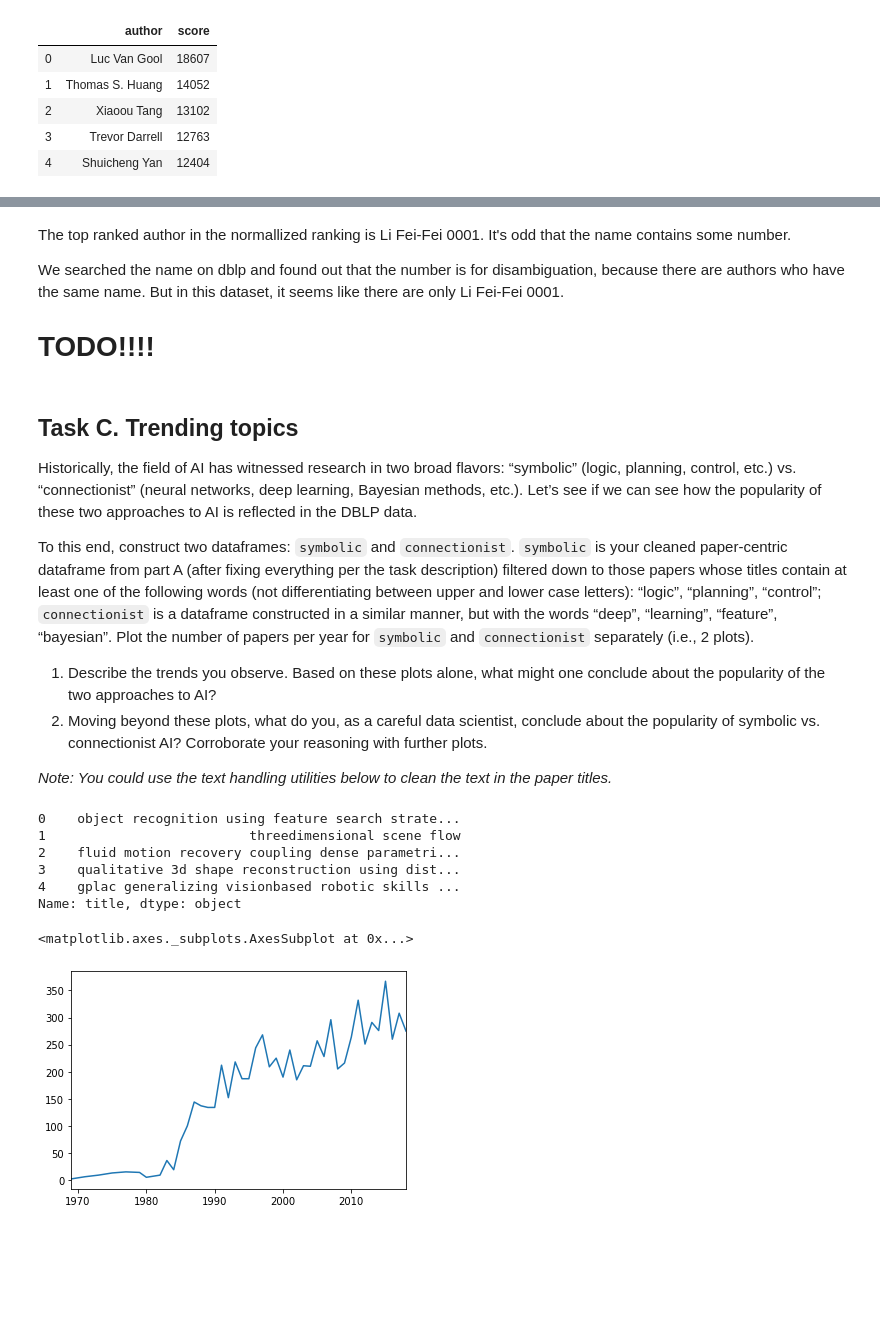
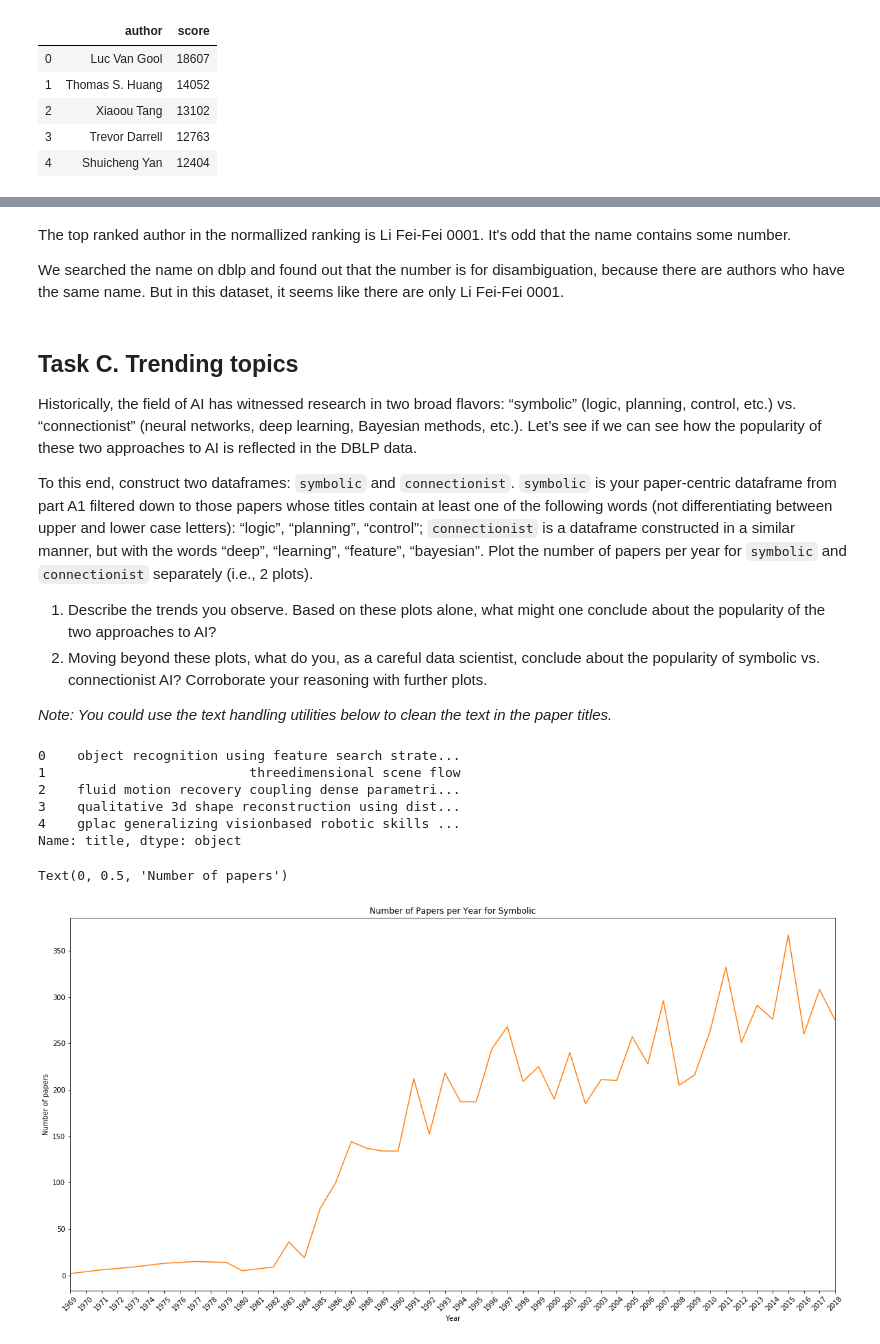
Before and after one commit to dinotuku/2019, a Jupyter notebook: Homework/01 - Pandas and Data Wrangling/hw1.ipynb, the cells around one changed output, grey strips where cells are left out. Saved outputs shown, nothing was run; the diff lists cells and outputs as text; code cells hidden in the pictures; blank space fills up the shorter version.

```diff
--- a/Homework/01 - Pandas and Data Wrangling/hw1.ipynb
+++ b/Homework/01 - Pandas and Data Wrangling/hw1.ipynb
@@ -872,14 +949,12 @@ new_conf_authors[new_conf_authors['author'].apply(lambda x: 'Li Fei-Fei' in x)]
 The top ranked author in the normallized ranking is Li Fei-Fei 0001. It's odd that the name contains some number.
 
 We searched the name on dblp and found out that the number is for disambiguation, because there are authors who have the same name. But in this dataset, it seems like there are only Li Fei-Fei 0001.
-
-# TODO!!!!
 # %% [markdown]
 ## Task C. Trending topics
 
 Historically, the field of AI has witnessed research in two broad flavors: “symbolic” (logic, planning, control, etc.) vs. “connectionist” (neural networks, deep learning, Bayesian methods, etc.). Let’s see if we can see how the popularity of these two approaches to AI is reflected in the DBLP data.
 
-To this end, construct two dataframes: ``symbolic`` and ``connectionist``. ``symbolic`` is your cleaned paper-centric dataframe from part A (after fixing everything per the task description) filtered down to those papers whose titles contain at least one of the following words (not differentiating between upper and lower case letters): “logic”, “planning”, “control”; ``connectionist`` is a dataframe constructed in a similar manner, but with the words “deep”, “learning”, “feature”, “bayesian”. Plot the number of papers per year for ``symbolic`` and ``connectionist`` separately (i.e., 2 plots).
+To this end, construct two dataframes: ``symbolic`` and ``connectionist``. ``symbolic`` is your paper-centric dataframe from part A1 filtered down to those papers whose titles contain at least one of the following words (not differentiating between upper and lower case letters): “logic”, “planning”, “control”; ``connectionist`` is a dataframe constructed in a similar manner, but with the words “deep”, “learning”, “feature”, “bayesian”. Plot the number of papers per year for ``symbolic`` and ``connectionist`` separately (i.e., 2 plots).
 1. Describe the trends you observe. Based on these plots alone, what might one conclude about the popularity of the two approaches to AI?
 2. Moving beyond these plots, what do you, as a careful data scientist, conclude about the popularity of symbolic vs. connectionist AI? Corroborate your reasoning with further plots.
 
@@ -913,15 +988,21 @@ Name: title, dtype: object
 # %%
 def detect_words(x, words_list):
     det = [word in words_list for word in x.split(' ')]
     return bool(sum(det))
 
 words_symbolic = ['logic', 'planning', 'control']
 symbolic = clean_conf_papers[clean_conf_papers['title'].apply(detect_words, words_list=words_symbolic)]
 
-symbolic['year'].value_counts().sort_index().plot()
+# plot the number of papers per year for symbolic
+ax = symbolic['year'].value_counts().sort_index().plot(figsize=(20, 10), color='C1')
+ax.set_title('Number of Papers per Year for Symbolic')
+ax.set_xticks(range(1969, 2019))
+ax.set_xticklabels(range(1969, 2019), rotation=45)
+ax.set_xlabel('Year')
+ax.set_ylabel('Number of papers')
 # %% [output]
-<matplotlib.axes._subplots.AxesSubplot at 0x...>
+Text(0, 0.5, 'Number of papers')
-[figure, old version]
+[figure, new version]
 # %%
 words_connectionist = ['deep', 'learning', 'feature', 'bayesian']
 connectionist = clean_conf_papers[clean_conf_papers['title'].apply(detect_words, words_list=words_connectionist)]
```
Also changed, not shown: parts of 73 cells of this notebook.
